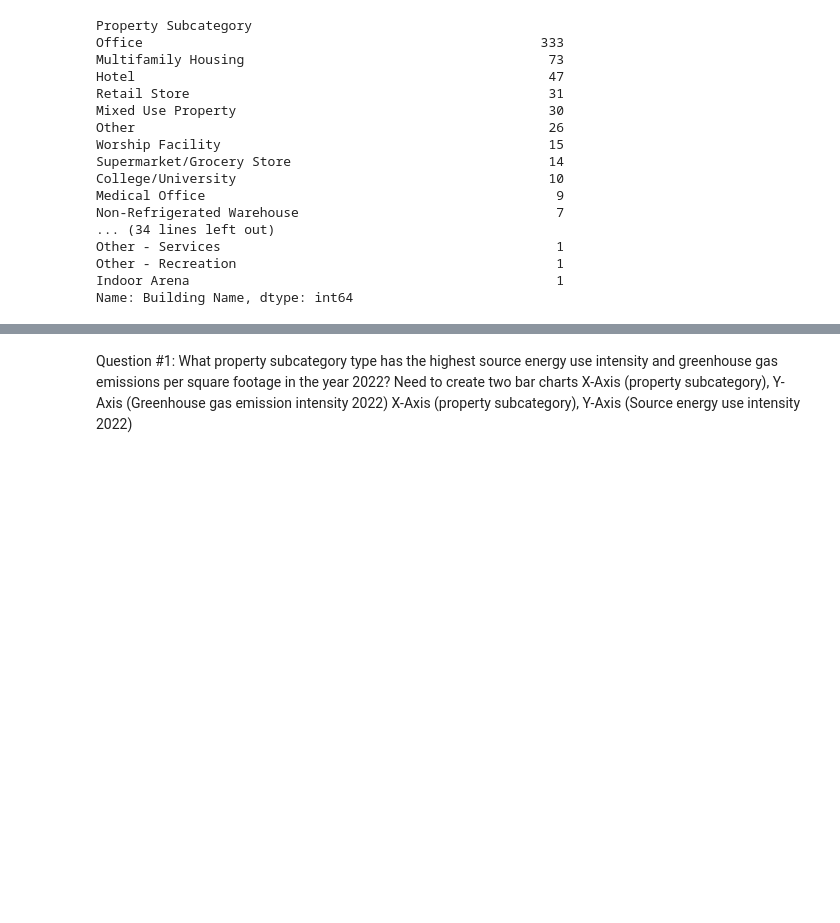
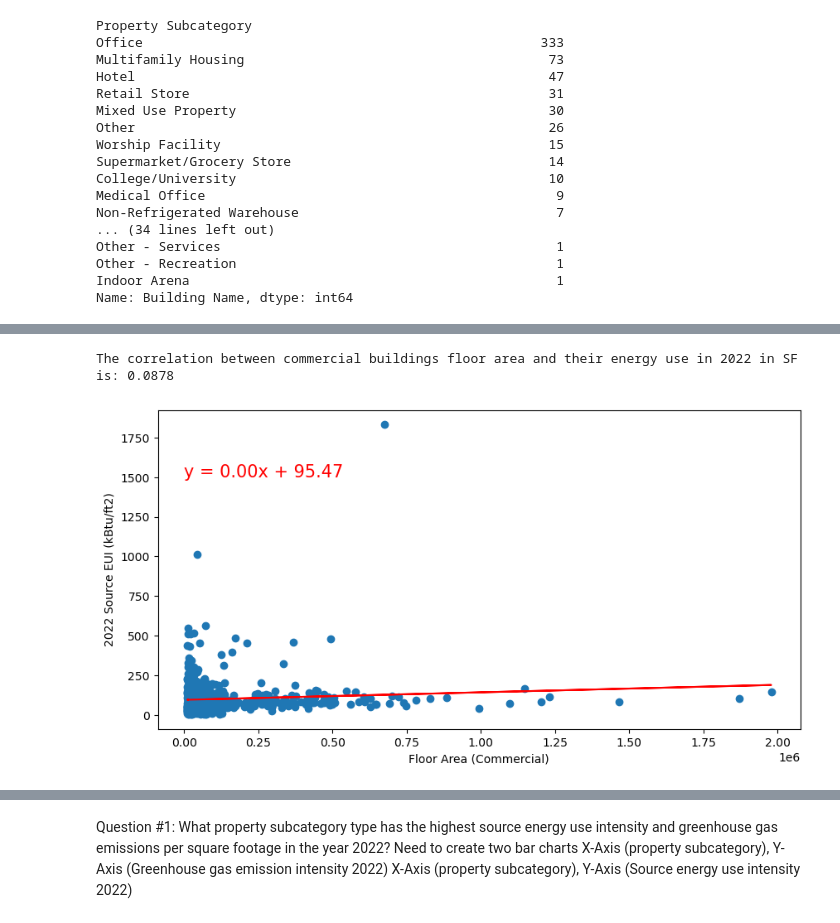
Before and after one commit to zohairnz/project-1, a Jupyter notebook: Project_1.ipynb, the cells around one changed output, grey strips where cells are left out. Drawn from its saved outputs; the diff is of its cells as text; code cells hidden in the pictures; blank space fills up the shorter version.

```diff
--- a/Project_1.ipynb
+++ b/Project_1.ipynb
@@ -117,0 +134,3 @@ Name: Building Name, dtype: int64
+# %%
+clean_results_df = clean_results_df.dropna()
+clean_results_df
@@ -117,0 +151,43 @@ Name: Building Name, dtype: int64
+# %%
+
+# Filter the DataFrame to include only 'Commercial' properties
+commercial_df = clean_results_df[clean_results_df['Property Type'] == 'Commercial']
+
+# Create a figure with a specific size
+plt.figure(figsize=(10, 5))
+
+# Create a scatter plot using the floor area and energy use columns
+# Extract the floor area and energy use values as floats
+flr_area_1c = commercial_df.iloc[:, 1].astype(float)
+engy_use_2022c = commercial_df.iloc[:, 5].astype(float)
+plt.scatter(flr_area_1c, engy_use_2022c)
+
+# Calculate the correlation between floor area and energy use
+(slope, intercept, rvalue, pvalue, stderr) = st.linregress(flr_area_1c, engy_use_2022c)
+
+# Calculate regression line values
+regress_values = flr_area_1c * slope + intercept
+
+plt.plot(flr_area_1c, regress_values, "r-")
+
+# Create the equation string
+equation = f"y = {slope:.2f}x + {intercept:.2f}"
+
+# Add the equation to the plot
+plt.annotate(equation, (0.00, 1500), fontsize=15, color="red")
+
+# Calculate the correlation coefficient
+correlation_1c = st.pearsonr(flr_area_1c, engy_use_2022c)
+
+# Set labels for the x-axis and y-axis
+plt.xlabel('Floor Area (Commercial)')
+plt.ylabel('2022 Source EUI (kBtu/ft2)')
+
+# Print the correlation value
+print(f'The correlation between commercial buildings floor area and their energy use in 2022 in SF is: {round(correlation_1c[0], 4)}')
+
+# Display the plot
+plt.show()
+# %% [output]
+The correlation between commercial buildings floor area and their energy use in 2022 in SF is: 0.0878
+[figure, added]
```
Also changed, not shown: parts of 16 cells of this notebook.
